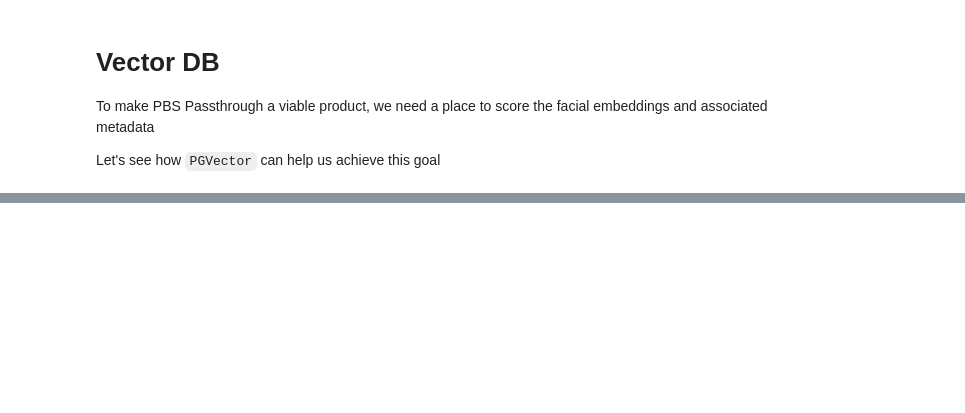
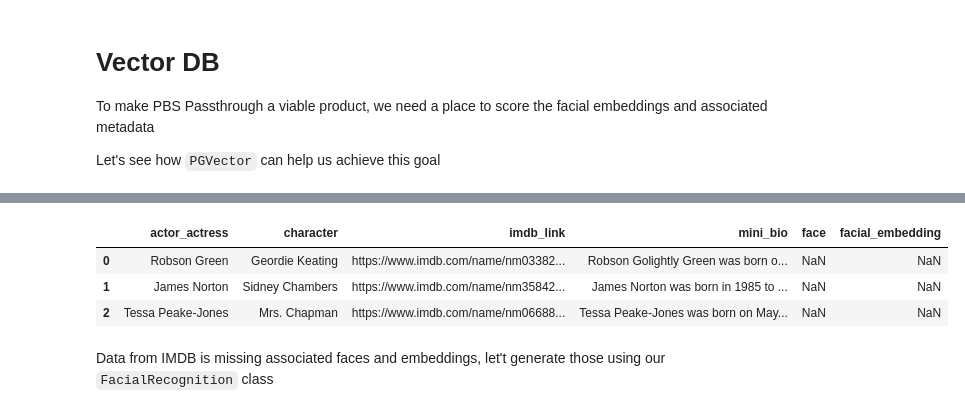
Before and after one commit to sophie-marshall/pbs-passthrough, a Jupyter notebook: notebooks/vector_db.ipynb, the cells around one changed output, grey strips where cells are left out. Drawn from its saved outputs; the diff is of its cells as text; code cells hidden in the pictures; blank space fills up the shorter version.

```diff
--- a/notebooks/vector_db.ipynb
+++ b/notebooks/vector_db.ipynb
@@ -56,0 +27,15 @@ class PGClient:
+# %%
+import pandas as pd
+
+# read in our IMDB csv
+df = pd.read_csv("../assets/grantchester_imdb.csv")
+
+# preview it
+df
+# %% [output]
+|  | actor_actress | character | imdb_link | mini_bio | face | facial_embedding |
+| 0 | Robson Green | Geordie Keating | https://www.imdb.com/name/nm03382... | Robson Golightly Green was born o... | NaN | NaN |
+| 1 | James Norton | Sidney Chambers | https://www.imdb.com/name/nm35842... | James Norton was born in 1985 to ... | NaN | NaN |
+| 2 | Tessa Peake-Jones | Mrs. Chapman | https://www.imdb.com/name/nm06688... | Tessa Peake-Jones was born on May... | NaN | NaN |
+# %% [markdown]
+Data from IMDB is missing associated faces and embeddings, let't generate those using our `FacialRecognition` class
```
Also changed, not shown: parts of 19 cells of this notebook, 8 other files.
